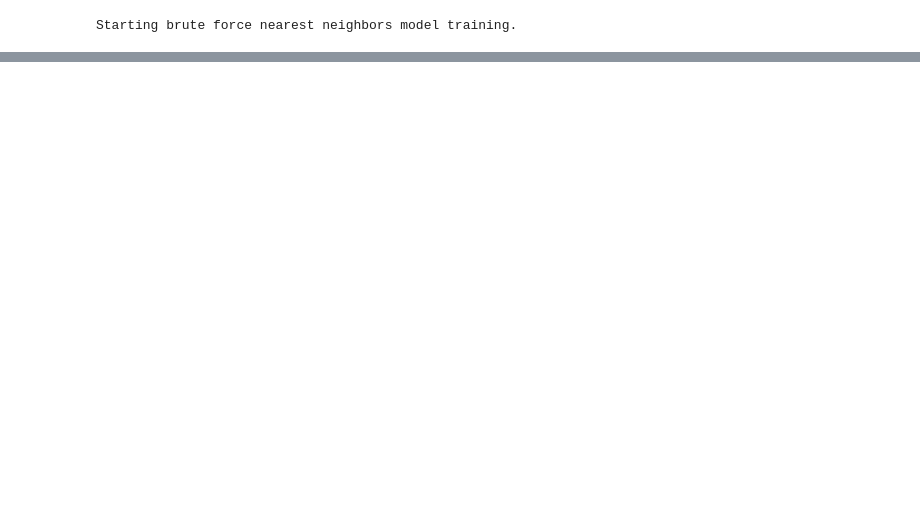
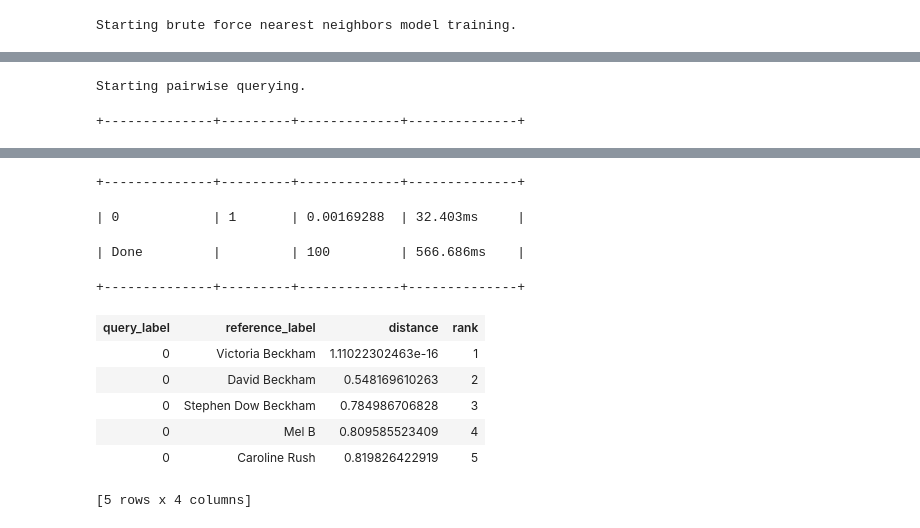
Before and after one commit to anand9522/Document-Retrieval, a Jupyter notebook: Clustering.ipynb, the cells around one changed output, grey strips where cells are left out. Cells and saved outputs as stored; diff of their text form; code cells hidden in the pictures; blank space fills up the shorter version.

```diff
--- a/Clustering.ipynb
+++ b/Clustering.ipynb
@@ -360,0 +388,5 @@ tfifd_model=graphlab.nearest_neighbors.create(people,features=['tf'],label='name
+# %%
+tfifd_model.query(vic)
+# %% [output]
+Starting pairwise querying.
++--------------+---------+-------------+--------------+
@@ -360,0 +394,11 @@ tfifd_model=graphlab.nearest_neighbors.create(people,features=['tf'],label='name
++--------------+---------+-------------+--------------+
+| 0            | 1       | 0.00169288  | 32.403ms     |
+| Done         |         | 100         | 566.686ms    |
++--------------+---------+-------------+--------------+
+| query_label | reference_label | distance | rank |
+| 0 | Victoria Beckham | 1.11022302463e-16 | 1 |
+| 0 | David Beckham | 0.548169610263 | 2 |
+| 0 | Stephen Dow Beckham | 0.784986706828 | 3 |
+| 0 | Mel B | 0.809585523409 | 4 |
+| 0 | Caroline Rush | 0.819826422919 | 5 |
+[5 rows x 4 columns]
```
Also changed, not shown: parts of 6 cells of this notebook.
